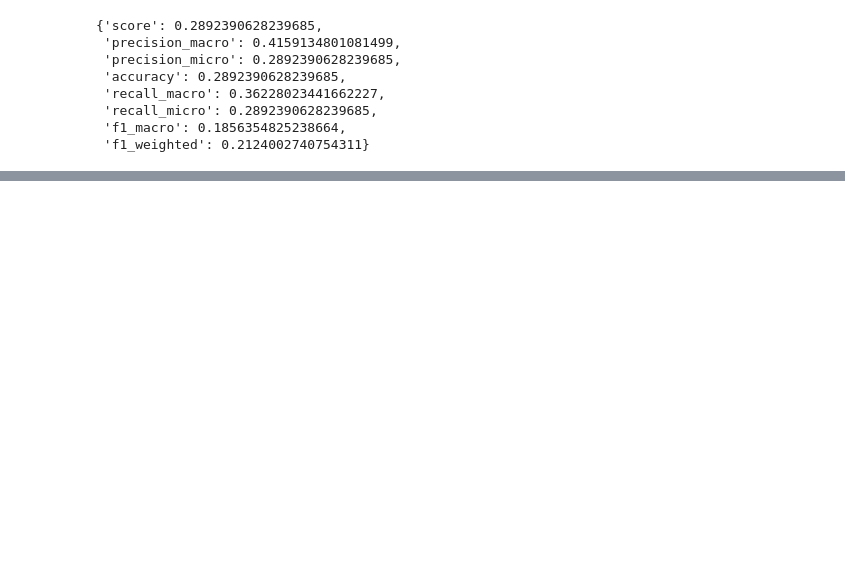
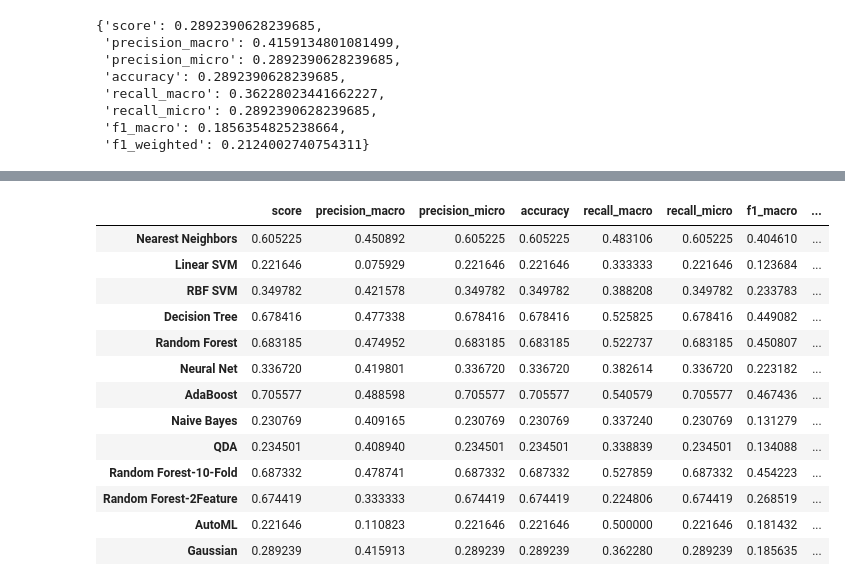
Before and after one commit to Canonip/CSS, a Jupyter notebook: Features.ipynb, the cells around one changed output, grey strips where cells are left out. Drawn from its saved outputs; the diff is of its cells as text; code cells hidden in the pictures; blank space fills up the shorter version.

```diff
--- a/Features.ipynb
+++ b/Features.ipynb
@@ -615,7 +463,7 @@ for train_index, test_index in logo.split(X, y, groups):
     break
 # %%
 # Create Small Subset of Train Data because Gaussian Process needs O(N^2) Memory
-flag = [random.random() < 0.05 for _ in range(len(X))]
+flag = [random.random() < 0.10 for _ in range(len(X))]
 X_subset = np.array([val for i, val in enumerate(X_train) if flag[i]])
 y_subset = pd.Series([val for i, val in enumerate(y_train) if flag[i]])
 # %%
@@ -689,0 +538,11 @@ print("Accuracy score holdout: ", sklearn.metrics.accuracy_score(y_test, y_pred)
+# %%
+name = "AutoML"
+scores[name] = {}
+scores[name]["score"] = sklearn.metrics.accuracy_score(y_test, y_pred)
+scores[name]["precision_macro"] = precision_score(y_test, y_pred, average='macro')
+scores[name]["precision_micro"] = precision_score(y_test, y_pred, average='micro')
+scores[name]["accuracy"] = accuracy_score(y_test, y_pred)
+scores[name]["recall_macro"] = recall_score(y_test, y_pred, average='macro')
+scores[name]["recall_micro"] = recall_score(y_test, y_pred, average='micro')
+scores[name]["f1_macro"] = f1_score(y_test, y_pred, average='macro')
+scores[name]["f1_weighted"] = f1_score(y_test, y_pred, average='weighted')
@@ -689,0 +560,17 @@ print("Accuracy score holdout: ", sklearn.metrics.accuracy_score(y_test, y_pred)
+# %%
+pd.DataFrame.from_dict(scores).transpose()
+# %% [output]
+|  | score | precision_macro | precision_micro | accuracy | recall_macro | recall_micro | f1_macro | ... |
+| Nearest Neighbors | 0.605225 | 0.450892 | 0.605225 | 0.605225 | 0.483106 | 0.605225 | 0.404610 | ... |
+| Linear SVM | 0.221646 | 0.075929 | 0.221646 | 0.221646 | 0.333333 | 0.221646 | 0.123684 | ... |
+| RBF SVM | 0.349782 | 0.421578 | 0.349782 | 0.349782 | 0.388208 | 0.349782 | 0.233783 | ... |
+| Decision Tree | 0.678416 | 0.477338 | 0.678416 | 0.678416 | 0.525825 | 0.678416 | 0.449082 | ... |
+| Random Forest | 0.683185 | 0.474952 | 0.683185 | 0.683185 | 0.522737 | 0.683185 | 0.450807 | ... |
+| Neural Net | 0.336720 | 0.419801 | 0.336720 | 0.336720 | 0.382614 | 0.336720 | 0.223182 | ... |
+| AdaBoost | 0.705577 | 0.488598 | 0.705577 | 0.705577 | 0.540579 | 0.705577 | 0.467436 | ... |
+| Naive Bayes | 0.230769 | 0.409165 | 0.230769 | 0.230769 | 0.337240 | 0.230769 | 0.131279 | ... |
+| QDA | 0.234501 | 0.408940 | 0.234501 | 0.234501 | 0.338839 | 0.234501 | 0.134088 | ... |
+| Random Forest-10-Fold | 0.687332 | 0.478741 | 0.687332 | 0.687332 | 0.527859 | 0.687332 | 0.454223 | ... |
+| Random Forest-2Feature | 0.674419 | 0.333333 | 0.674419 | 0.674419 | 0.224806 | 0.674419 | 0.268519 | ... |
+| AutoML | 0.221646 | 0.110823 | 0.221646 | 0.221646 | 0.500000 | 0.221646 | 0.181432 | ... |
+| Gaussian | 0.289239 | 0.415913 | 0.289239 | 0.289239 | 0.362280 | 0.289239 | 0.185635 | ... |
```
Also changed, not shown: parts of 21 cells of this notebook, 46 other files.
